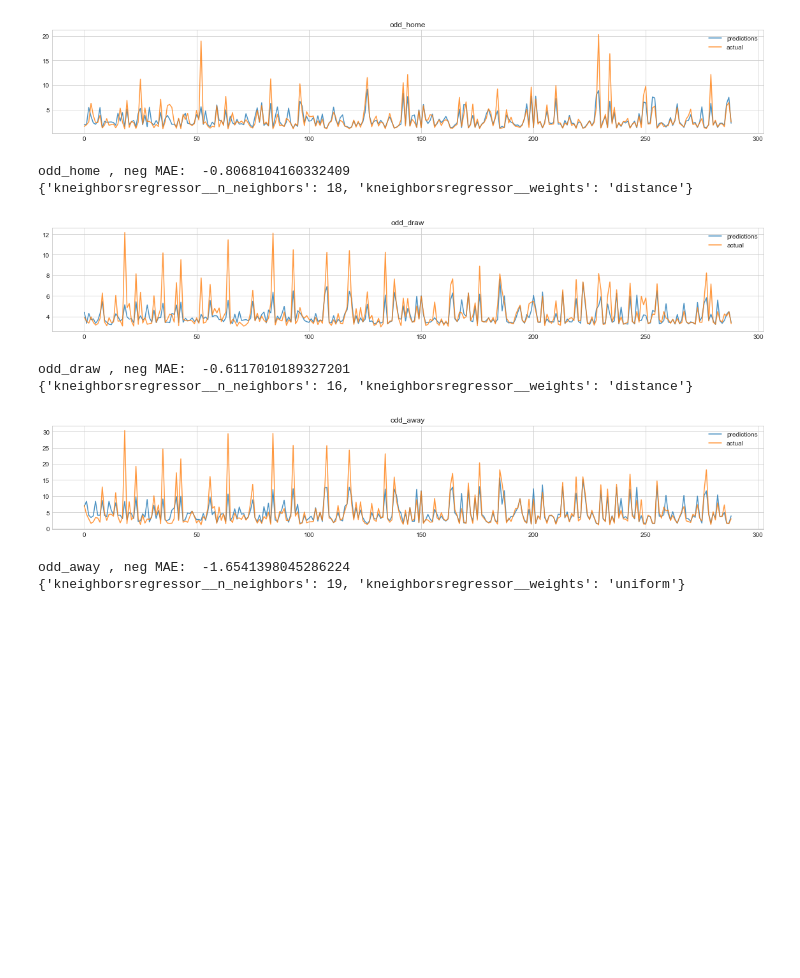
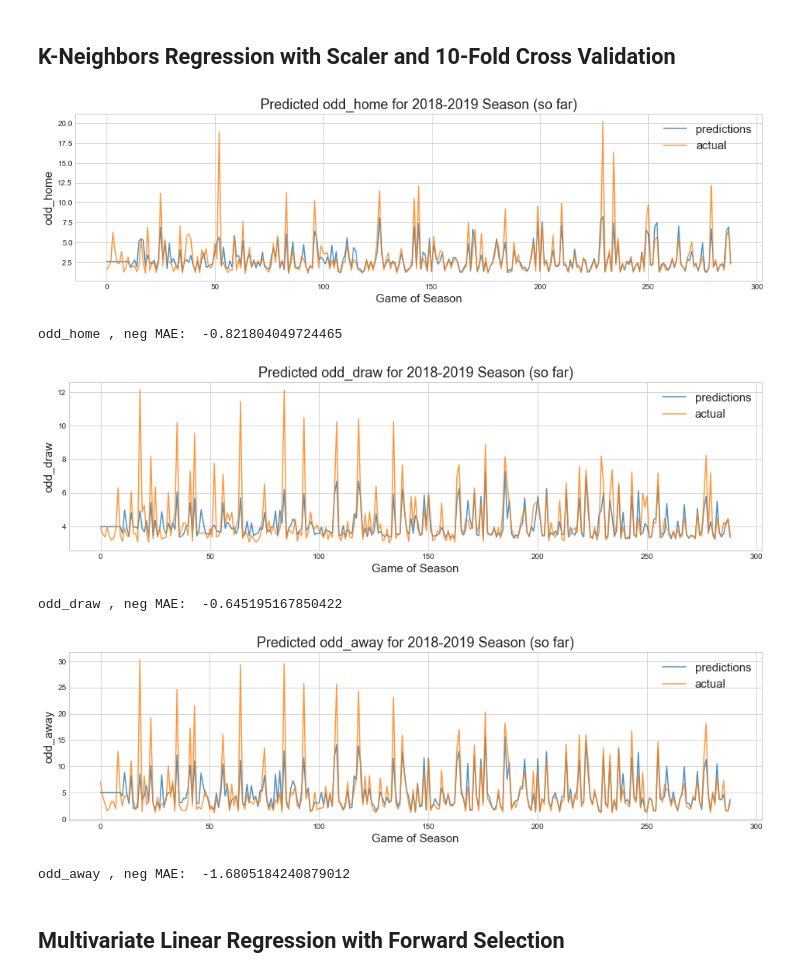
Before and after one commit to info370a-w19-finalproject2/final_project, a Jupyter notebook: predict_odds.ipynb, the cells around one changed output. Saved outputs shown, nothing was run; the diff lists cells and outputs as text; code cells hidden in the pictures; blank space fills up the shorter version.

Commit message:
Update predict odds viz

```diff
--- a/predict_odds.ipynb
+++ b/predict_odds.ipynb
@@ -52,12 +52,12 @@ def restructure(df):
         home = df.loc[i, 'HomeTeam']
         away = df.loc[i, 'AwayTeam']
 
-        home_h_games = df[df['HomeTeam'] == home].loc[:i]['goals_h_a']
-        home_a_games = df[df['AwayTeam'] == home].loc[:i]['goals_h_a'] * -1
+        home_h_games = df[df['HomeTeam'] == home].loc[:i-1]['goals_h_a']
+        home_a_games = df[df['AwayTeam'] == home].loc[:i-1]['goals_h_a'] * -1
         home_games = home_h_games.append(home_a_games)
 
-        away_h_games = df[df['HomeTeam'] == away].loc[:i]['goals_h_a']
-        away_a_games = df[df['AwayTeam'] == away].loc[:i]['goals_h_a'] * -1
+        away_h_games = df[df['HomeTeam'] == away].loc[:i-1]['goals_h_a']
+        away_a_games = df[df['AwayTeam'] == away].loc[:i-1]['goals_h_a'] * -1
         away_games = away_h_games.append(away_a_games)
 
         H_GT.append(len(home_games))
@@ -66,11 +66,19 @@ def restructure(df):
         H_W.append((home_games > 0).sum() + (home_games == 0).sum() * 0.5)
         A_W.append((away_games > 0).sum() + (away_games == 0).sum() * 0.5)
 
-        H_WR.append(H_W[i] / H_GT[i])
-        A_WR.append(A_W[i] / A_GT[i])
+        if H_GT[i] > 0:
+            H_WR.append(H_W[i] / H_GT[i])
+            H_avg_diff.append(home_games.mean())
+        else:
+            H_WR.append(0)
+            H_avg_diff.append(0)
 
-        H_avg_diff.append(home_games.mean())
-        A_avg_diff.append(away_games.mean())
+        if A_GT[i] > 0:
+            A_WR.append(A_W[i] / A_GT[i])
+            A_avg_diff.append(away_games.mean())
+        else:
+            A_WR.append(0)
+            A_avg_diff.append(0)
 
     df['H_GT'] = H_GT
     df['H_W'] = H_W
@@ -146,6 +154,10 @@ df_past_seasons = df_past_seasons.append(df_1516)
 df_past_seasons = df_past_seasons.append(df_1617)
 df_past_seasons = df_past_seasons.append(df_1718)
 df_past_seasons = df_past_seasons.reset_index(drop=True)
+df_past_seasons = df_past_seasons[['HomeTeam', 'AwayTeam',
+                                   'H_W', 'H_WR', 'H_avg_diff',
+                                   'A_W', 'A_WR', 'A_avg_diff',
+                                   'odd_home', 'odd_draw', 'odd_away']]
 
 df_future_games = pd.read_csv('./data/prediction.csv')
 # %%
@@ -153,39 +165,41 @@ scaler = MinMaxScaler()
 knn_reg = KNeighborsRegressor()
 
 columns_to_use = ['H_W', 'H_WR', 'H_avg_diff', 'A_W', 'A_WR', 'A_avg_diff']
+# %% [markdown]
+## K-Neighbors Regression with Scaler and 10-Fold Cross Validation
 # %%
 # GRID SEARCH (K-NEIGHBORS REGRESSOR, SCALER)
 
 pipe = make_pipeline(scaler, knn_reg)
 param_grid = {
     'kneighborsregressor__n_neighbors':range(1, 20),
     'kneighborsregressor__weights':['uniform', 'distance']
 }
 grid = GridSearchCV(pipe, param_grid, cv=10, scoring="neg_mean_absolute_error")
 
 for odd_type in ['odd_home', 'odd_draw', 'odd_away']:
     grid.fit(df_past_seasons[columns_to_use], df_past_seasons[odd_type])
     predictions = grid.predict(df_1819[columns_to_use])
     score = grid.score(df_1819[columns_to_use], df_1819[odd_type])
 
-    plt.figure(figsize=(20, 3))
+    plt.figure(figsize=(16, 4))
     plt.plot(np.arange(len(predictions)), predictions, alpha=0.8, label='predictions')
     plt.plot(np.arange(len(predictions)), df_1819[odd_type].values, alpha=0.8, label='actual')
-    plt.title(odd_type)
-    plt.legend()
+    plt.title('Predicted '+odd_type+' for 2018-2019 Season (so far)', fontsize=18)
+    plt.xlabel('Game of Season', fontsize=15)
+    plt.ylabel(odd_type, fontsize=15)
+    plt.legend(fontsize=15)
     plt.show()
     print(odd_type, ', neg MAE: ', score)
-    print(grid.cv_results_['params'][grid.best_index_])
 # %% [output]
-[figure, old version]
+[figure, new version]
-odd_home , neg MAE:  -0.8068104160332409
-{'kneighborsregressor__n_neighbors': 18, 'kneighborsregressor__weights': 'distance'}
+odd_home , neg MAE:  -0.821804049724465
-[figure, old version]
+[figure, new version]
-odd_draw , neg MAE:  -0.6117010189327201
-{'kneighborsregressor__n_neighbors': 16, 'kneighborsregressor__weights': 'distance'}
+odd_draw , neg MAE:  -0.645195167850422
-[figure, old version]
+[figure, new version]
-odd_away , neg MAE:  -1.6541398045286224
-{'kneighborsregressor__n_neighbors': 19, 'kneighborsregressor__weights': 'uniform'}
+odd_away , neg MAE:  -1.6805184240879012
+# %% [markdown]
+## Multivariate Linear Regression with Forward Selection
 # %%
 # FORWARD SELECTION
 
```
Also changed, not shown: parts of 6 cells of this notebook.
